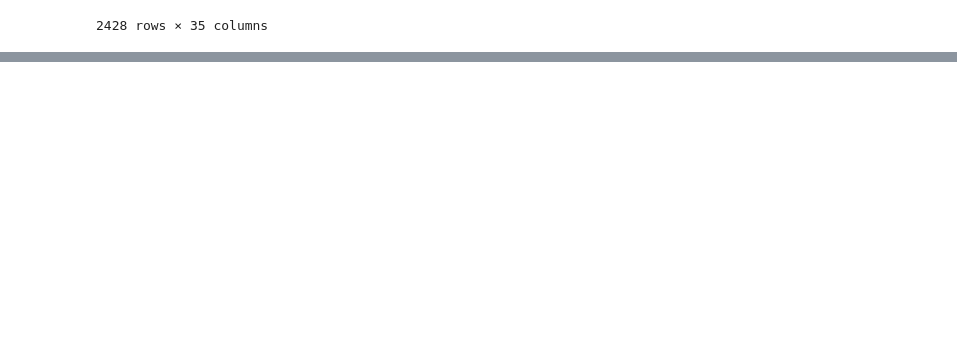
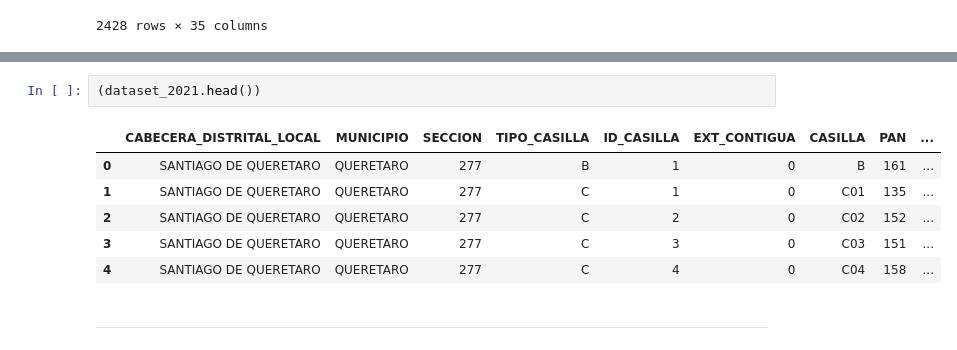
Before and after one commit to fitomx19/BIGDATA, a Jupyter notebook: PRACTICA_2/EXPLORACION.ipynb, the cells around one changed output, grey strips where cells are left out. Drawn from its saved outputs; the diff is of its cells as text; blank space fills up the shorter version.

```diff
--- a/PRACTICA_2/EXPLORACION.ipynb
+++ b/PRACTICA_2/EXPLORACION.ipynb
@@ -672,0 +855,11 @@ dataset_2015
+# %%
+(dataset_2021.head())
+# %% [output]
+|  | CABECERA_DISTRITAL_LOCAL | MUNICIPIO | SECCION | TIPO_CASILLA | ID_CASILLA | EXT_CONTIGUA | CASILLA | PAN | ... |
+| 0 | SANTIAGO DE QUERETARO | QUERETARO | 277 | B | 1 | 0 | B | 161 | ... |
+| 1 | SANTIAGO DE QUERETARO | QUERETARO | 277 | C | 1 | 0 | C01 | 135 | ... |
+| 2 | SANTIAGO DE QUERETARO | QUERETARO | 277 | C | 2 | 0 | C02 | 152 | ... |
+| 3 | SANTIAGO DE QUERETARO | QUERETARO | 277 | C | 3 | 0 | C03 | 151 | ... |
+| 4 | SANTIAGO DE QUERETARO | QUERETARO | 277 | C | 4 | 0 | C04 | 158 | ... |
+# %% [markdown]
+---------------
```
Also changed, not shown: parts of 19 cells of this notebook, 2 other files.
